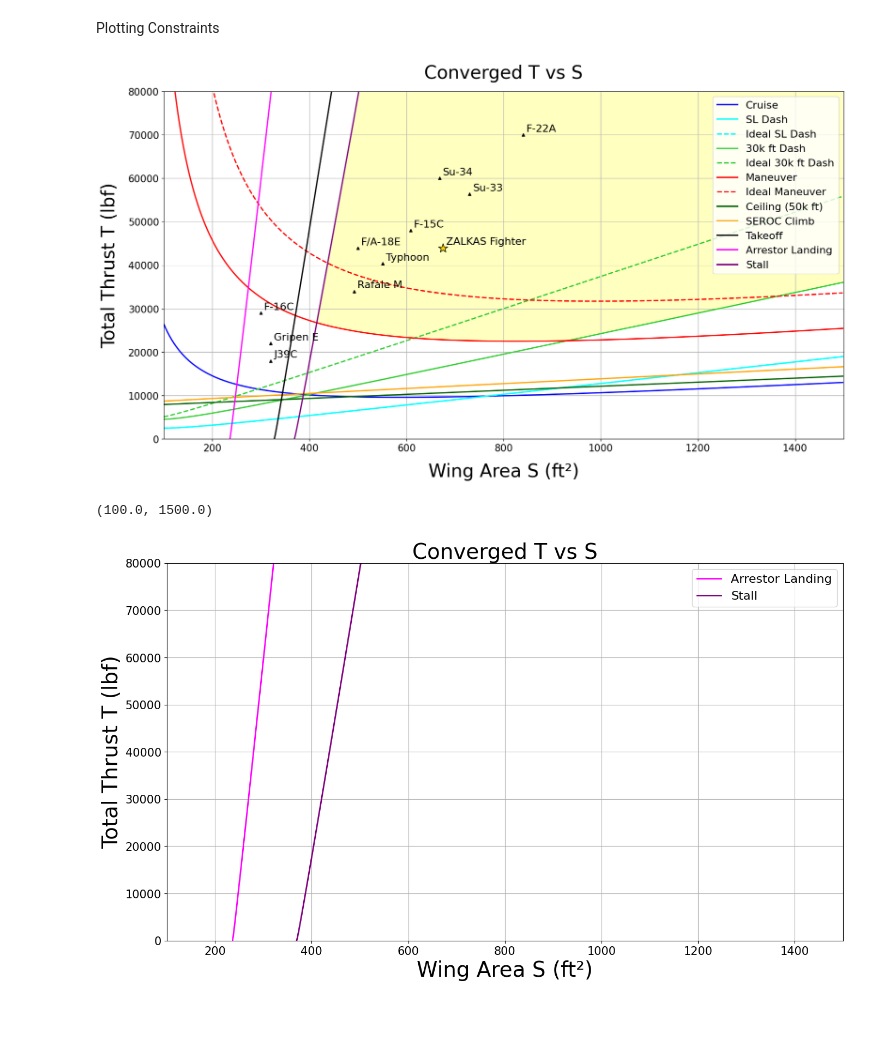
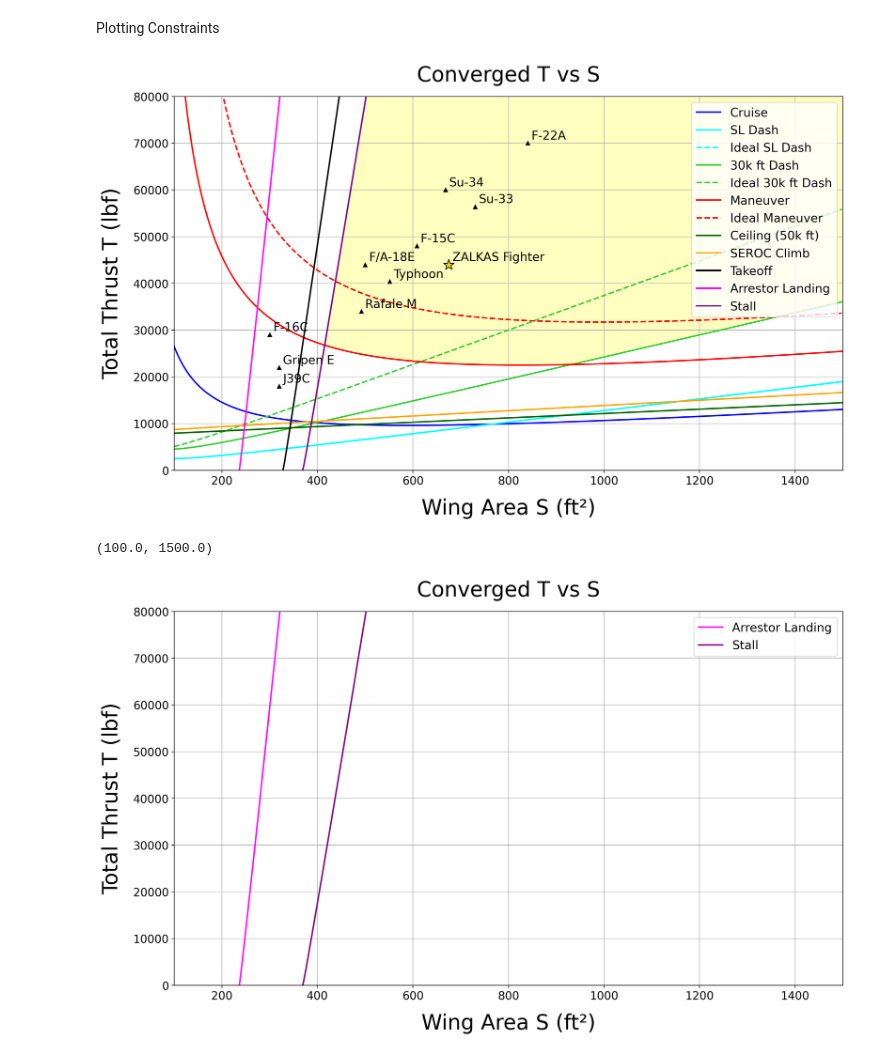
Before and after one commit to kiemurray/EAE130_team9ZALKAS_project, a Jupyter notebook: T-S-diagram.ipynb, the cells around one changed output. Saved outputs shown, nothing was run; the diff lists cells and outputs as text; code cells hidden in the pictures; blank space fills up the shorter version.

```diff
--- a/T-S-diagram.ipynb
+++ b/T-S-diagram.ipynb
@@ -517,7 +517,7 @@ S_F15C = 608 #ft^2
 # %% [markdown]
 Plotting Constraints
 # %%
-plt.figure(figsize=(16,9))
+fig = plt.figure(figsize=(16,9))
 plt.title('Converged T vs S',fontsize=28, pad = 20)
 plt.xlabel("Wing Area S (ft²)",fontsize=28, labelpad=15)
 plt.ylabel("Total Thrust T (lbf)",fontsize=28, labelpad=15)
@@ -600,36 +600,37 @@ aircraft_points = [
     (S_Typhoon, T_Typhoon_wet, "Typhoon"),
     (S_Rafale_M, T_Rafale_M_wet, "Rafale M"),
     (S_F18_E_M, T_F18_E_wet, "F/A-18E"),
     #(S_F35C, T_F35C_wet, "F35-C"),
     (S_F16C, T_F16C_wet, "F-16C"),
     (S_F22A, T_F22A_wet, "F-22A"),
     (S_Gripen, T_Gripen_wet, "Gripen E"),
     (S_F15C, T_F15C_wet, "F-15C")]
 #plots and labels comparable aircraft
 for S, T, name in aircraft_points:
     plt.plot(S, T, marker='^', markersize=5, color='black')
     plt.annotate(name, (S, T), xytext=(5,5), textcoords='offset points',fontsize=16)
 
 
 
 
 plt.plot(S_ZALKAS, T_ZALKAS, marker='*', color='gold', markersize=15,  markeredgecolor='black', zorder=5)
 plt.annotate('ZALKAS Fighter', (S_ZALKAS, T_ZALKAS), xytext=(5,5), textcoords='offset points',fontsize=16)
 
 plt.legend(loc='upper right',fontsize=16)
 plt.ylim(0,80000)
 plt.xlim(100,1500)
 
 plt.xticks(fontsize=15)
 plt.yticks(fontsize=15)
 
+fig.set_dpi(200)
 
 plt.grid()
 plt.show()
 # %% [output]
-[figure, old version]
+[figure, new version]
 # %%
-plt.figure(figsize=(16,9))
+fig = plt.figure(figsize=(16,9))
 plt.title('Converged T vs S',fontsize=28, pad = 20)
 plt.xlabel("Wing Area S (ft²)",fontsize=28, labelpad=15)
 plt.ylabel("Total Thrust T (lbf)",fontsize=28, labelpad=15)
@@ -729,8 +730,11 @@ plt.yticks(fontsize=15)
 # plt.annotate('ZALKAS Fighter', (S_ZALKAS, T_ZALKAS), xytext=(5,5), textcoords='offset points',fontsize=16)
 plt.grid(True)
 plt.legend(loc='upper right',fontsize=16)
+
+fig.set_dpi(200)
+
 plt.ylim(0,80000)
 plt.xlim(100,1500)
 # %% [output]
 (100.0, 1500.0)
-[figure, old version]
+[figure, new version]
```
